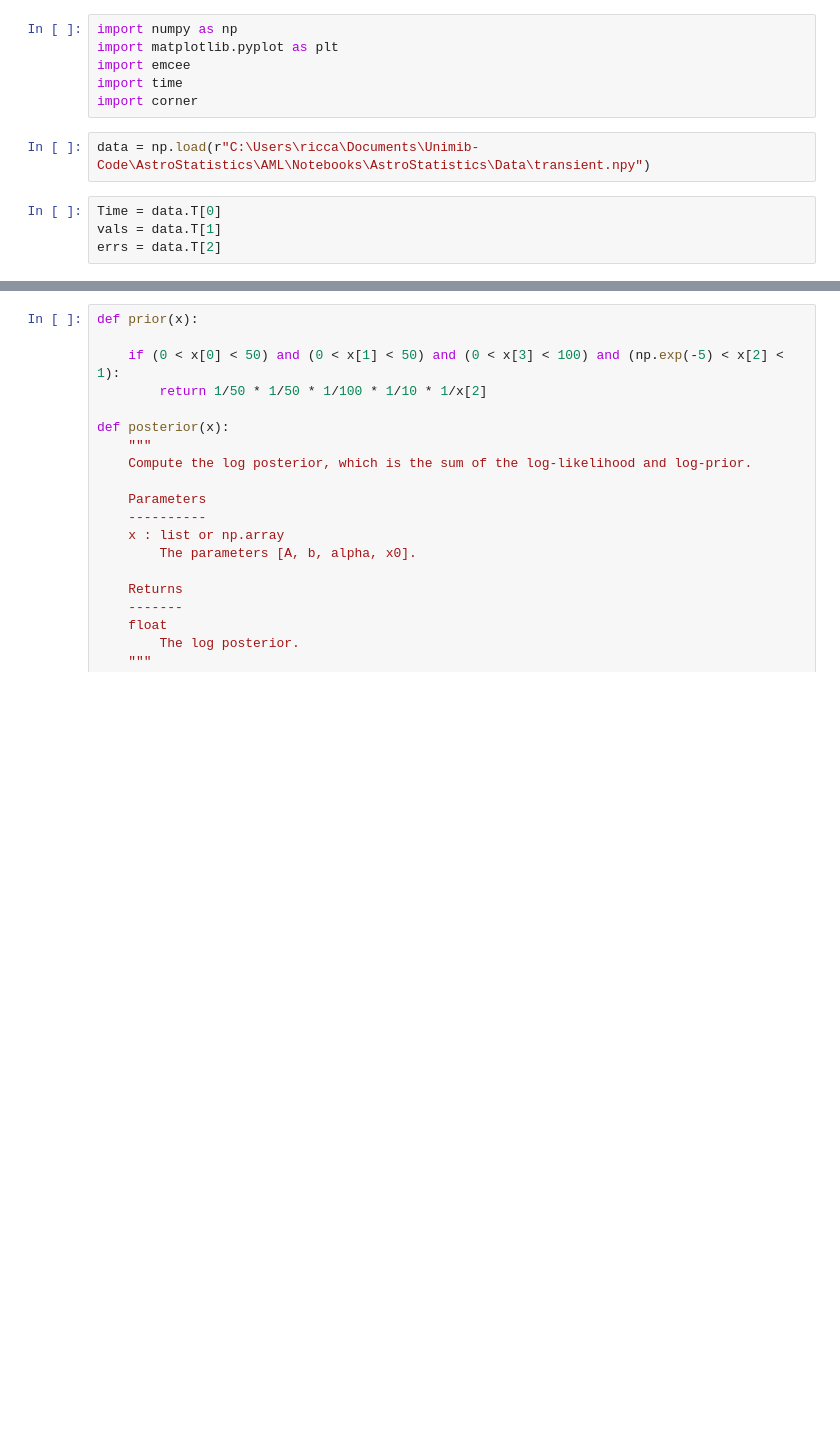
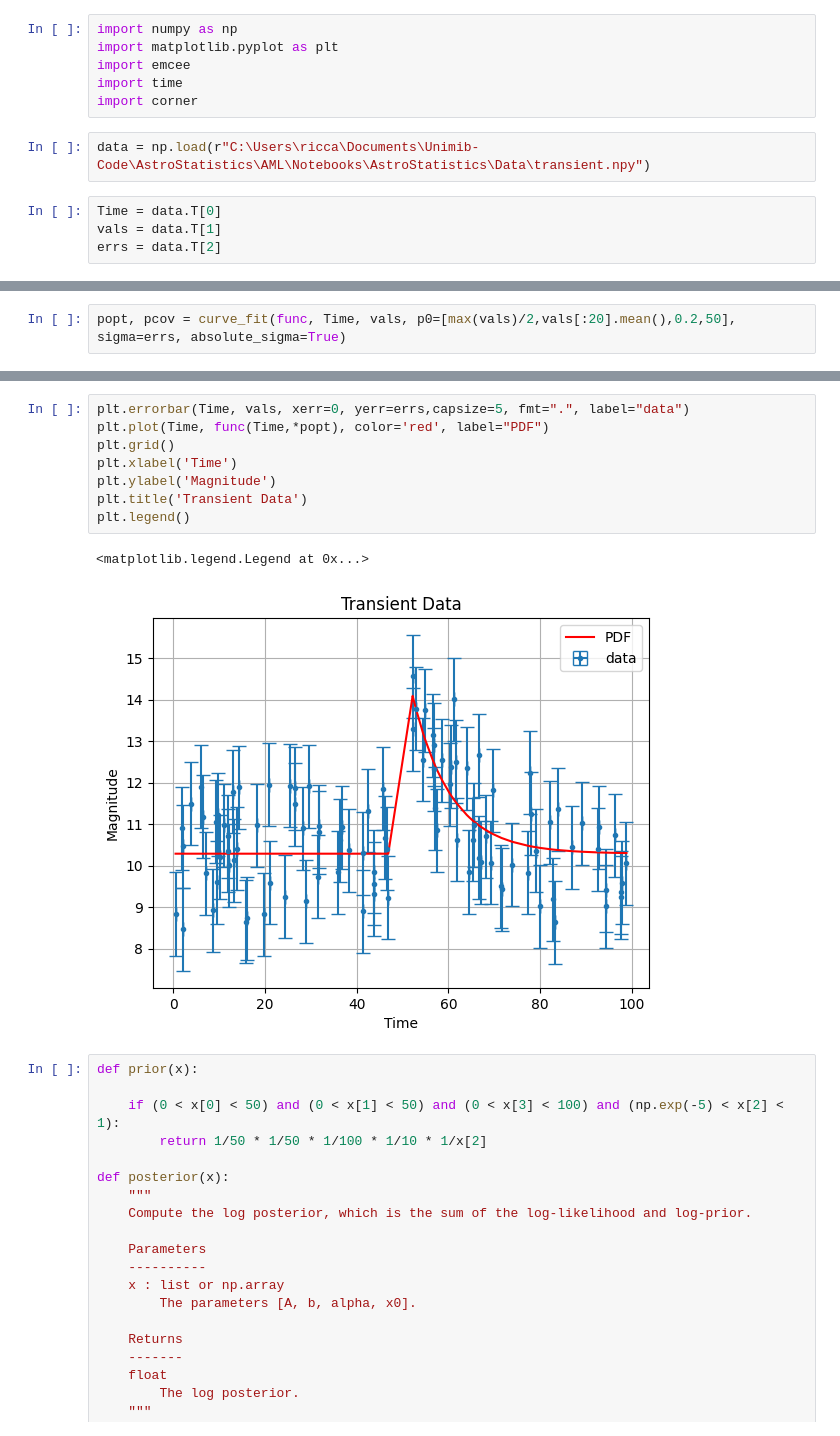
Before and after one commit to Richardforphys/AstroStatistics, a Jupyter notebook: AML/Notebooks/AstroStatistics/Transient.ipynb, the cells around one changed output, grey strips where cells are left out. Cells and saved outputs as stored; diff of their text form; blank space fills up the shorter version.

```diff
--- a/AML/Notebooks/AstroStatistics/Transient.ipynb
+++ b/AML/Notebooks/AstroStatistics/Transient.ipynb
@@ -49,0 +86,2 @@ plt.legend()
+# %%
+popt, pcov = curve_fit(func, Time, vals, p0=[max(vals)/2,vals[:20].mean(),0.2,50], sigma=errs, absolute_sigma=True)
@@ -50,3 +96,14 @@ plt.legend()
+# %%
+plt.errorbar(Time, vals, xerr=0, yerr=errs,capsize=5, fmt=".", label="data")
+plt.plot(Time, func(Time,*popt), color='red', label="PDF")
+plt.grid()
+plt.xlabel('Time')
+plt.ylabel('Magnitude')
+plt.title('Transient Data')
+plt.legend()
+# %% [output]
+<matplotlib.legend.Legend at 0x...>
+[figure, added]
 # %%
 def prior(x):
 
```
Also changed, not shown: parts of 10 cells of this notebook.
